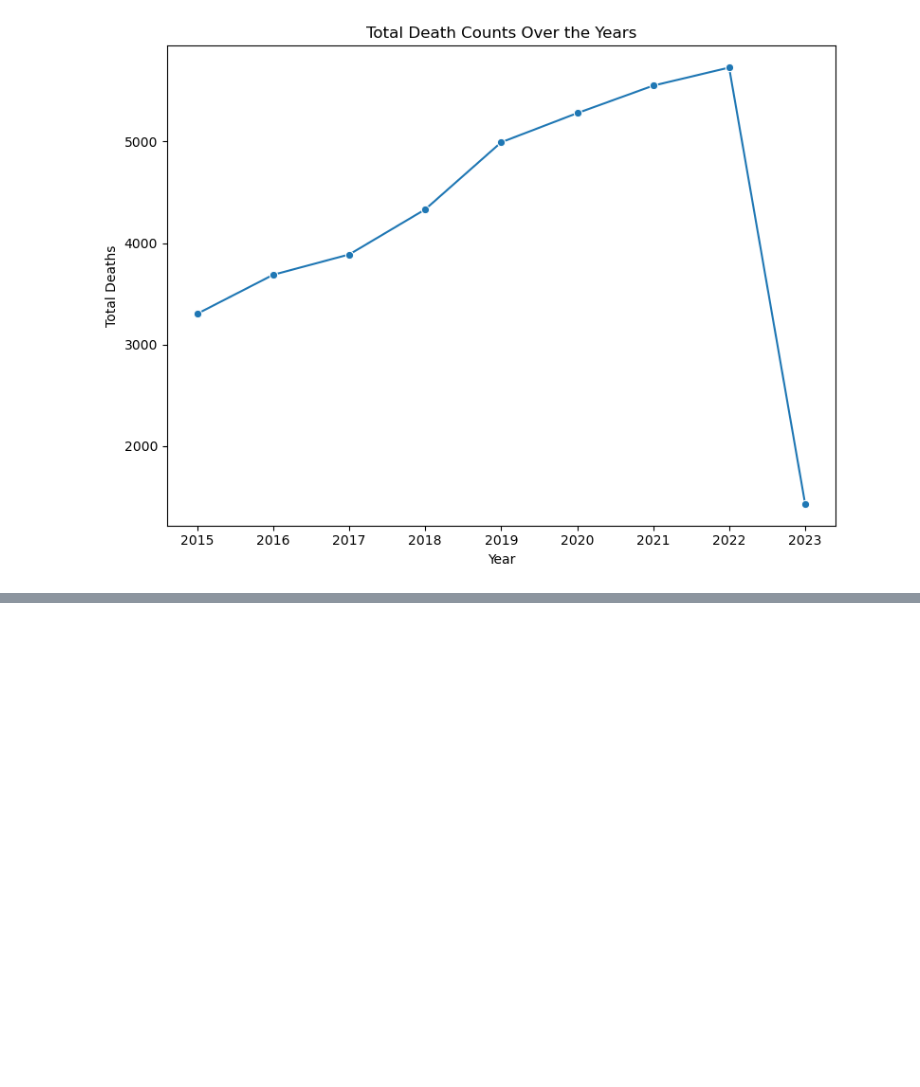
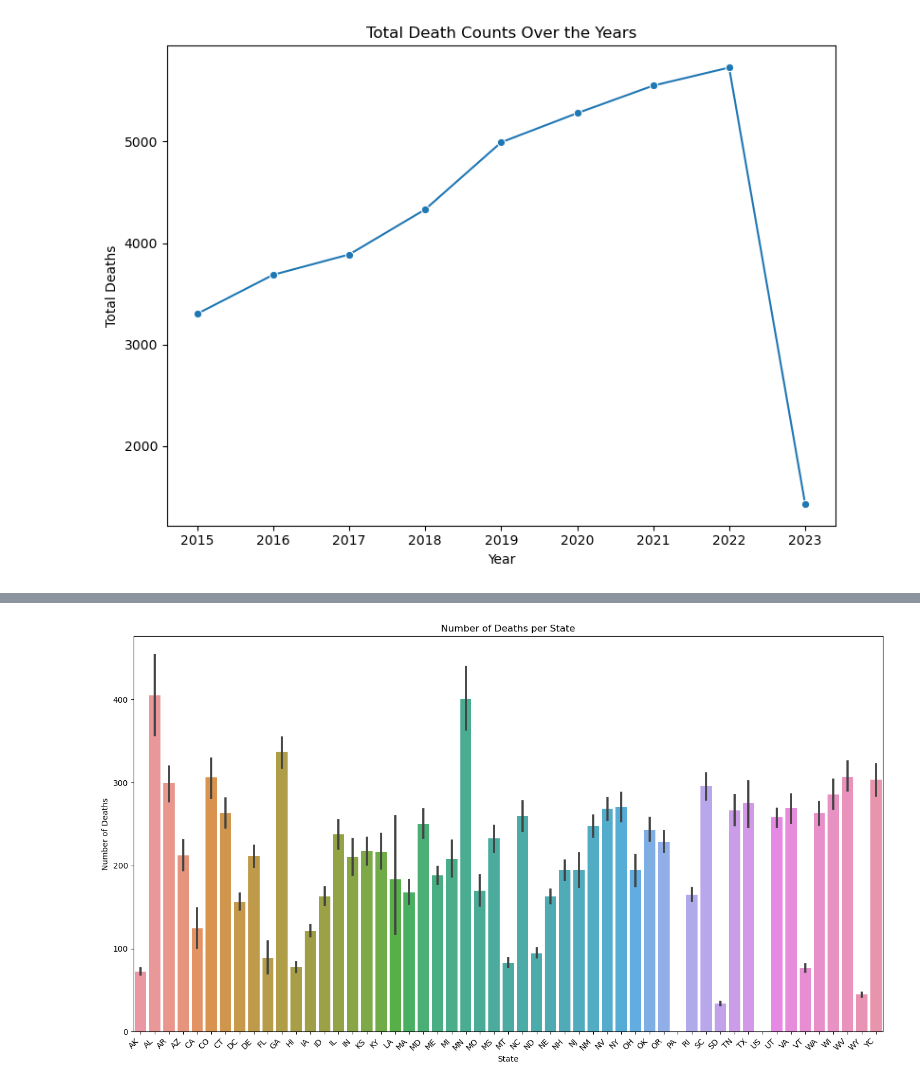
Before and after one commit to eyaskin23/ds3000final, a Jupyter notebook: eda.ipynb, the cells around one changed output, grey strips where cells are left out. Cells and saved outputs as stored; diff of their text form; code cells hidden in the pictures; blank space fills up the shorter version.

```diff
--- a/eda.ipynb
+++ b/eda.ipynb
@@ -70,0 +108,22 @@ plt.show()
+# %%
+import pandas as pd
+import matplotlib.pyplot as plt
+import seaborn as sns
+
+# Assuming your dataset is loaded into a DataFrame called 'df'
+# If not, you can load it using: df = pd.read_csv('your_dataset.csv')
+
+df = df.dropna(subset=['Predicted Value'])
+df = df.dropna(subset=['Data Value'])
+
+# Bar graph for deaths per state
+plt.figure(figsize=(14, 8))
+sns.barplot(x='State', y='Data Value', data=df)
+plt.title('Number of Deaths per State')
+plt.xlabel('State')
+plt.ylabel('Number of Deaths')
+plt.xticks(rotation=45, ha='right')
+plt.tight_layout()
+plt.show()
+# %% [output]
+[figure, added]
```
Also changed, not shown: parts of 4 cells of this notebook.
